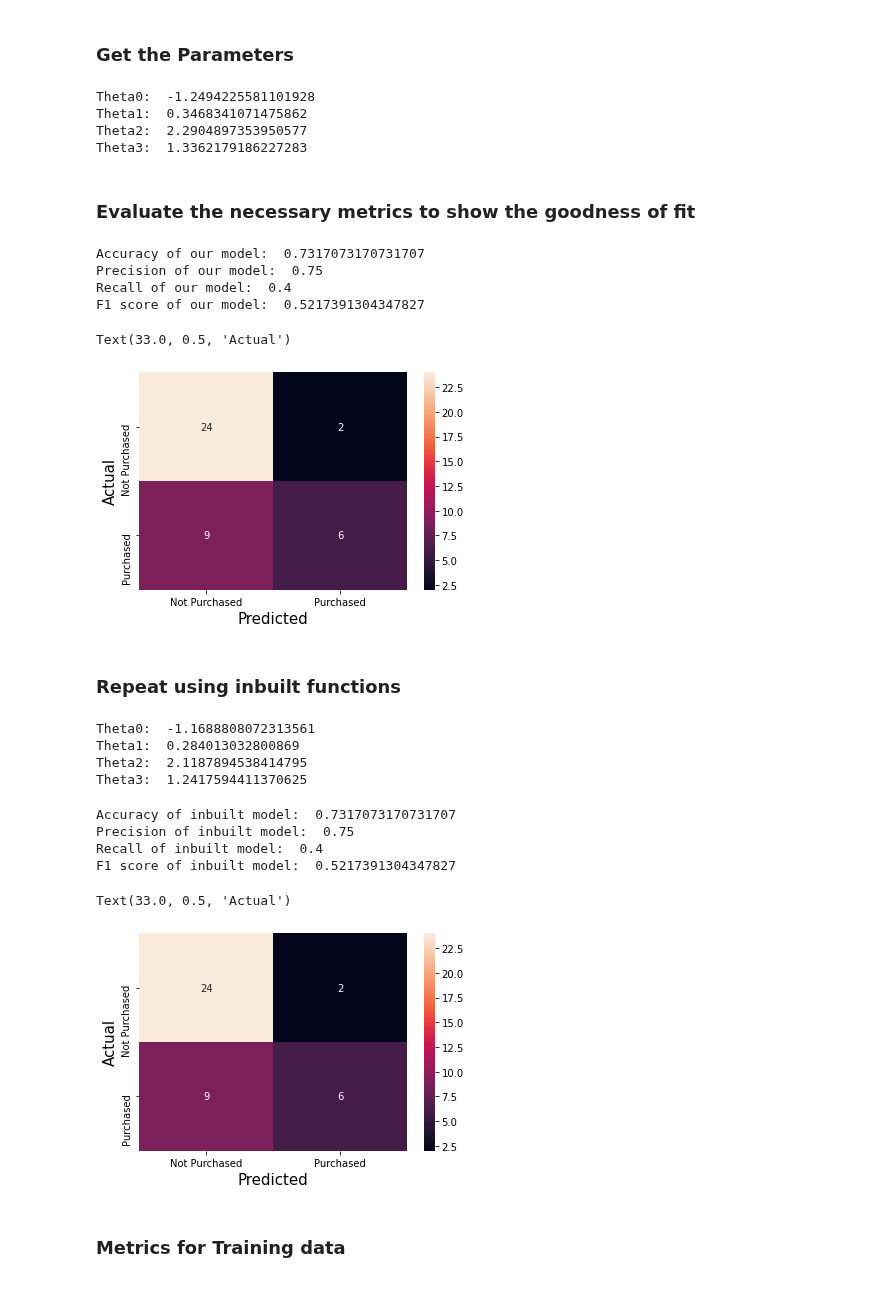
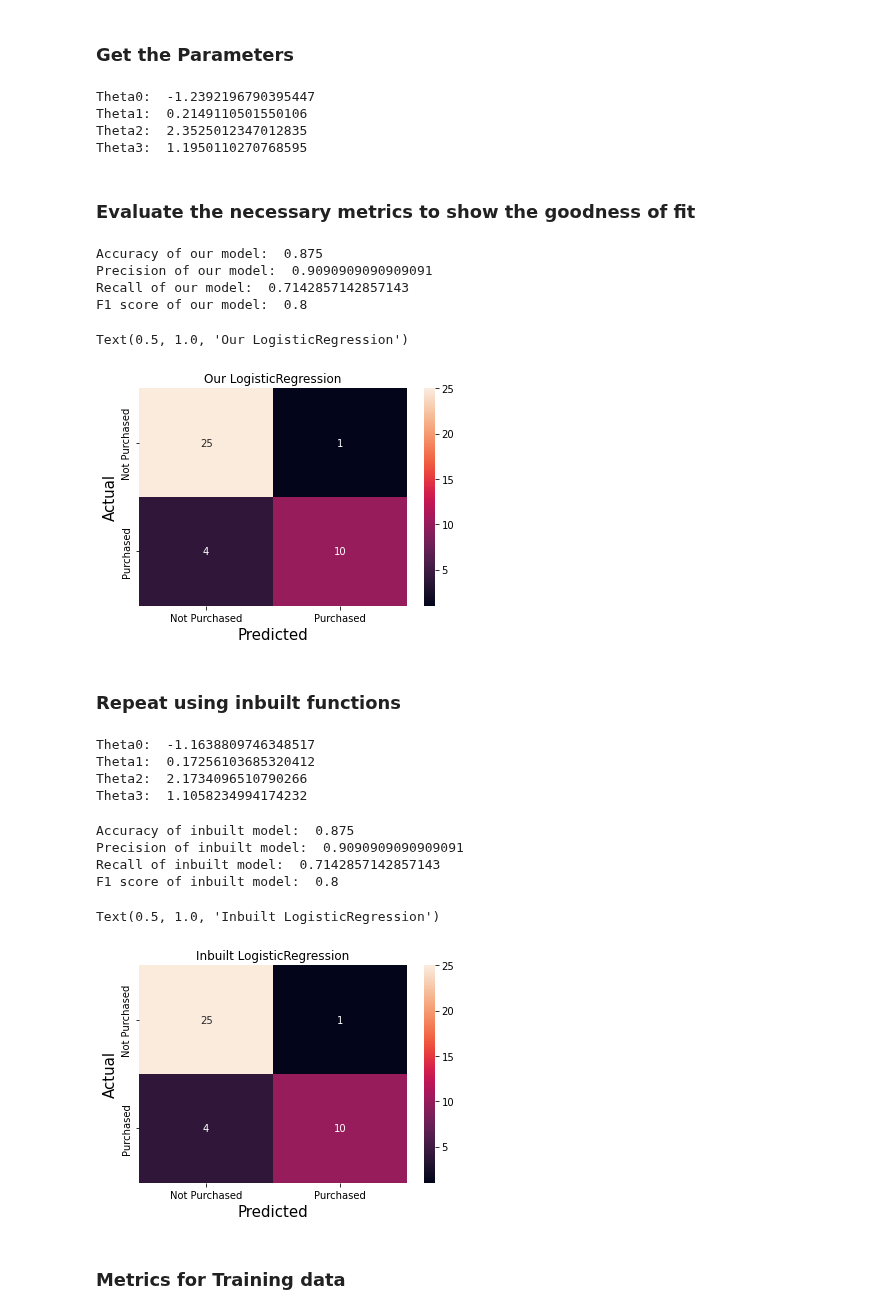
Before and after one commit to arkaprabha10/Machine-Learning, a Jupyter notebook: Lab 3/q1.ipynb, the cells around one changed output. Cells and saved outputs as stored; diff of their text form; code cells hidden in the pictures.

```diff
--- a/Lab 3/q1.ipynb
+++ b/Lab 3/q1.ipynb
@@ -130,21 +109,27 @@ y_test = np.concatenate((y_0[x0_len:],y_1[x1_len:]))
+# %%
+x_train , x_test , y_train , y_test = train_test_split(X, Y, test_size =0.1, random_state = 0, stratify=Y)
+# %%
+y_test = np.array(y_test)
+y_train = np.array(y_train)
 # %% [markdown]
 ### Get the Parameters
 # %%
-theta = [[0],[0],[0],[0]]
+m = len(y_train)
+n = len(x_train[0])
+theta = np.zeros([n,1])
 iterations = 10000
 alpha =0.0001
-# j_theta = np.inf
-m = len(y_train)
+j_theta = []
 for i in range(iterations):
-    # j_theta = -cost(theta,x_train,y_train)/m
+    j_theta.append(-cost(theta,x_train,y_train)/m)
     theta = get_theta(theta,x_train,y_train,alpha)
 print('Theta0: ',theta[0,0],'\nTheta1: ',theta[1,0],'\nTheta2: ',theta[2,0],'\nTheta3: ',theta[3,0])
 print()
 # %% [output]
-Theta0:  -1.2494225581101928
-Theta1:  0.3468341071475862
-Theta2:  2.2904897353950577
-Theta3:  1.3362179186227283
+Theta0:  -1.2392196790395447
+Theta1:  0.2149110501550106
+Theta2:  2.3525012347012835
+Theta3:  1.1950110270768595
 # %% [markdown]
 ### Evaluate the necessary metrics to show the goodness of fit
 # %%
@@ -158,17 +143,18 @@ print('Precision of our model: ', precision)
 print('Recall of our model: ', recall)
 print('F1 score of our model: ', f1)
 # %% [output]
-Accuracy of our model:  0.7317073170731707
-Precision of our model:  0.75
-Recall of our model:  0.4
-F1 score of our model:  0.5217391304347827
+Accuracy of our model:  0.875
+Precision of our model:  0.9090909090909091
+Recall of our model:  0.7142857142857143
+F1 score of our model:  0.8
 # %%
 sns.heatmap(confusionMatrix,annot=True,xticklabels=['Not Purchased','Purchased'],yticklabels=['Not Purchased','Purchased'])
 plt.xlabel('Predicted',fontsize=15)
 plt.ylabel('Actual',fontsize=15)
+plt.title('Our LogisticRegression')
 # %% [output]
-Text(33.0, 0.5, 'Actual')
+Text(0.5, 1.0, 'Our LogisticRegression')
-[figure, old version]
+[figure, new version]
 # %% [markdown]
 ### Repeat using inbuilt functions
 # %%
@@ -177,10 +163,10 @@ clf = LogisticRegression(max_iter=10000).fit(x_train, y_train)
 coefs = [clf.intercept_[0],clf.coef_[0,1],clf.coef_[0,2],clf.coef_[0,3]]
 print('Theta0: ',coefs[0],'\nTheta1: ',coefs[1],'\nTheta2: ',coefs[2],'\nTheta3: ',coefs[3])
 # %% [output]
-Theta0:  -1.1688808072313561
-Theta1:  0.284013032800869
-Theta2:  2.1187894538414795
-Theta3:  1.2417594411370625
+Theta0:  -1.1638809746348517
+Theta1:  0.17256103685320412
+Theta2:  2.1734096510790266
+Theta3:  1.1058234994174232
 # %%
 accuracy_inbuilt = accuracy_score(y_test, clf.predict(x_test))
 precision_inbuilt = precision_score(y_test, clf.predict(x_test))
@@ -191,18 +177,19 @@ print('Precision of inbuilt model: ', precision_inbuilt)
 print('Recall of inbuilt model: ', recall_inbuilt)
 print('F1 score of inbuilt model: ', f1_inbuilt)
 # %% [output]
-Accuracy of inbuilt model:  0.7317073170731707
-Precision of inbuilt model:  0.75
-Recall of inbuilt model:  0.4
-F1 score of inbuilt model:  0.5217391304347827
+Accuracy of inbuilt model:  0.875
+Precision of inbuilt model:  0.9090909090909091
+Recall of inbuilt model:  0.7142857142857143
+F1 score of inbuilt model:  0.8
 # %%
 tn, fp, fn, tp  = confusion_matrix(y_test, clf.predict(x_test)).ravel()
 sns.heatmap([[tn,fp],[fn,tp]],annot=True,xticklabels=['Not Purchased','Purchased'],yticklabels=['Not Purchased','Purchased'])
 plt.xlabel('Predicted',fontsize=15)
 plt.ylabel('Actual',fontsize=15)
+plt.title('Inbuilt LogisticRegression')
 # %% [output]
-Text(33.0, 0.5, 'Actual')
+Text(0.5, 1.0, 'Inbuilt LogisticRegression')
-[figure, old version]
+[figure, new version]
 # %% [markdown]
 ### Metrics for Training data
 # %%
```
Also changed, not shown: parts of 9 cells of this notebook, 4 other files.
